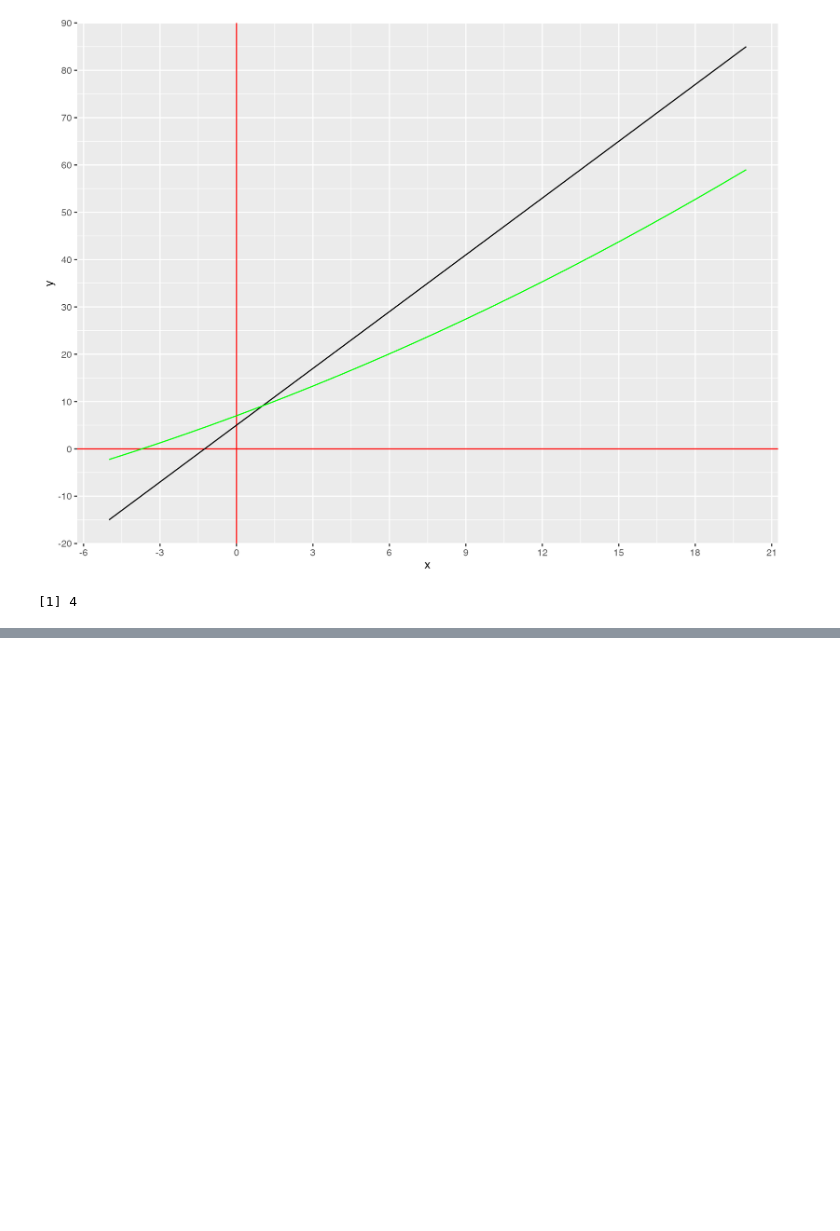
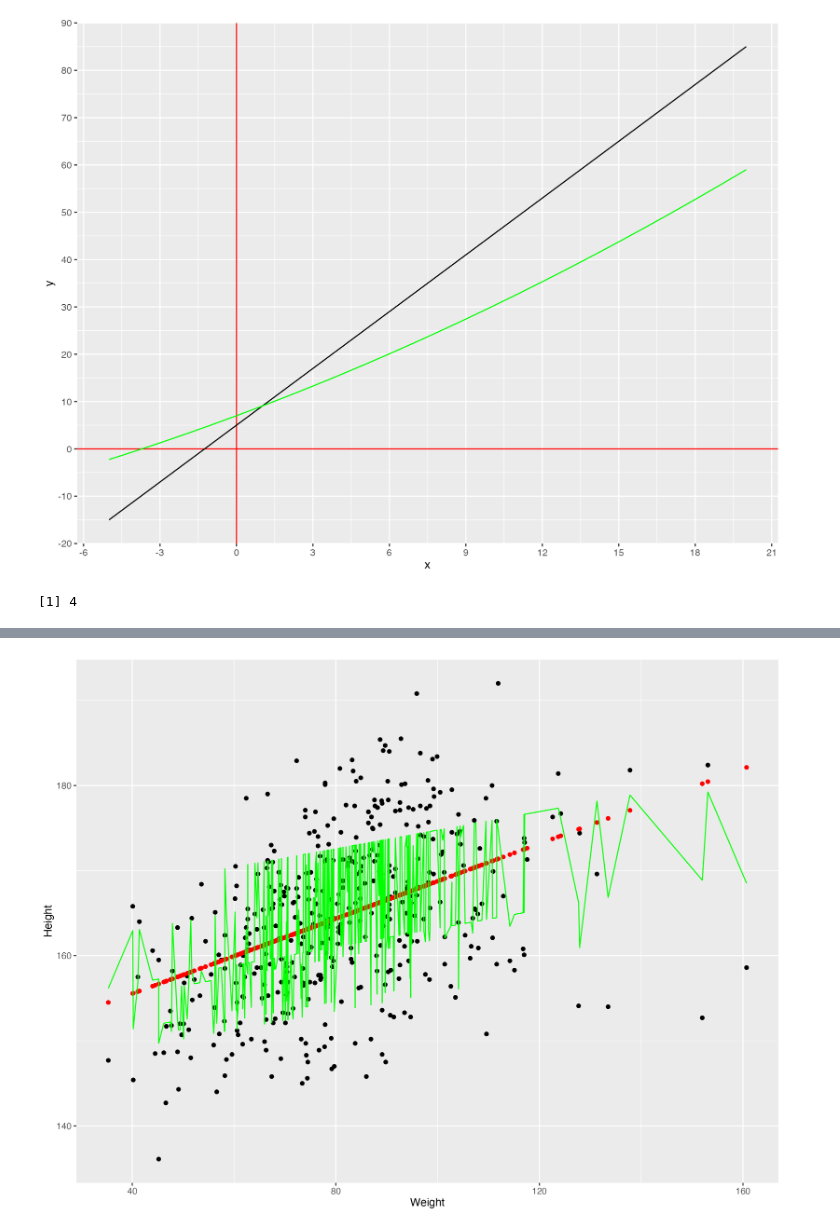
Before and after one commit to djynnius/afeez_data, a Jupyter notebook: Regressions.ipynb, the cells around one changed output, grey strips where cells are left out. Saved outputs shown, nothing was run; the diff lists cells and outputs as text; code cells hidden in the pictures; blank space fills up the shorter version.

```diff
--- a/Regressions.ipynb
+++ b/Regressions.ipynb
@@ -58,0 +171,7 @@ my_data |> mutate(y_curve = 0.03*x^2 + 2*x + 7) |> ggplot() +
+# %%
+nhanes.old |> filter(complete.cases(nhanes.old)) |> ggplot() + aes(Weight, Height)  +
+  geom_point() +
+  geom_point(aes(y=Height_pred), color='red') +
+  geom_line(aes(x=Weight, y=Height_predG), color='green')
+# %% [output]
+[figure, added]
```
Also changed, not shown: parts of 20 cells of this notebook.
